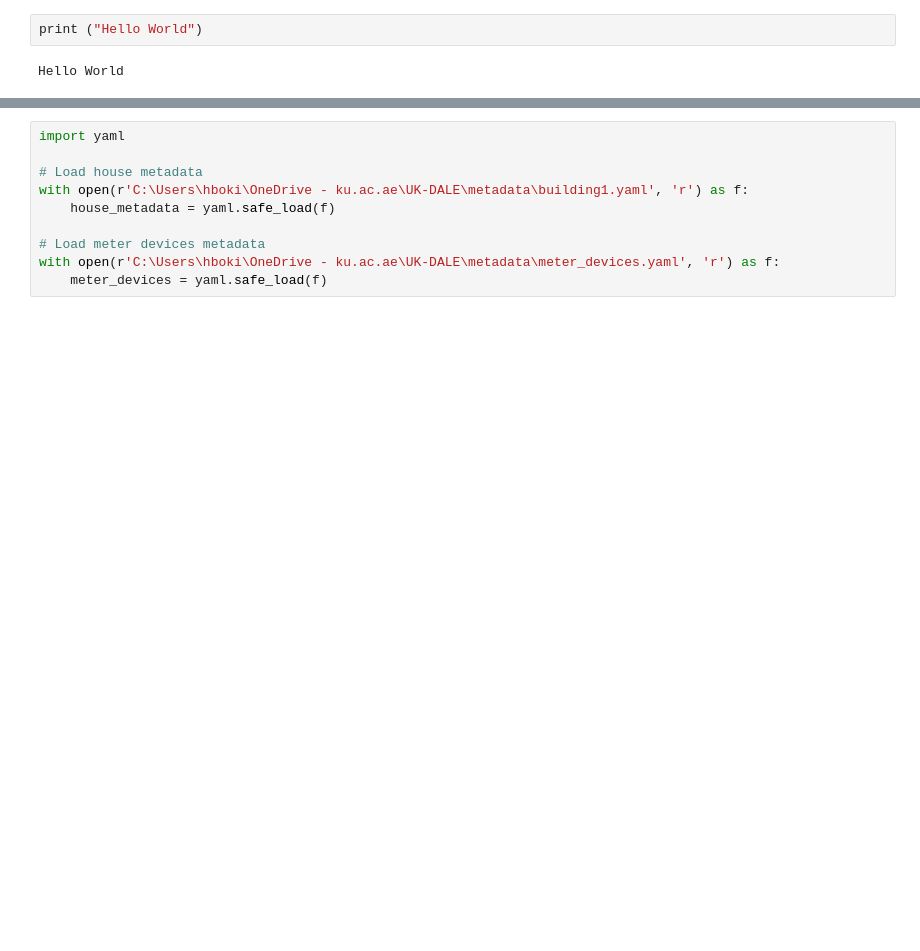
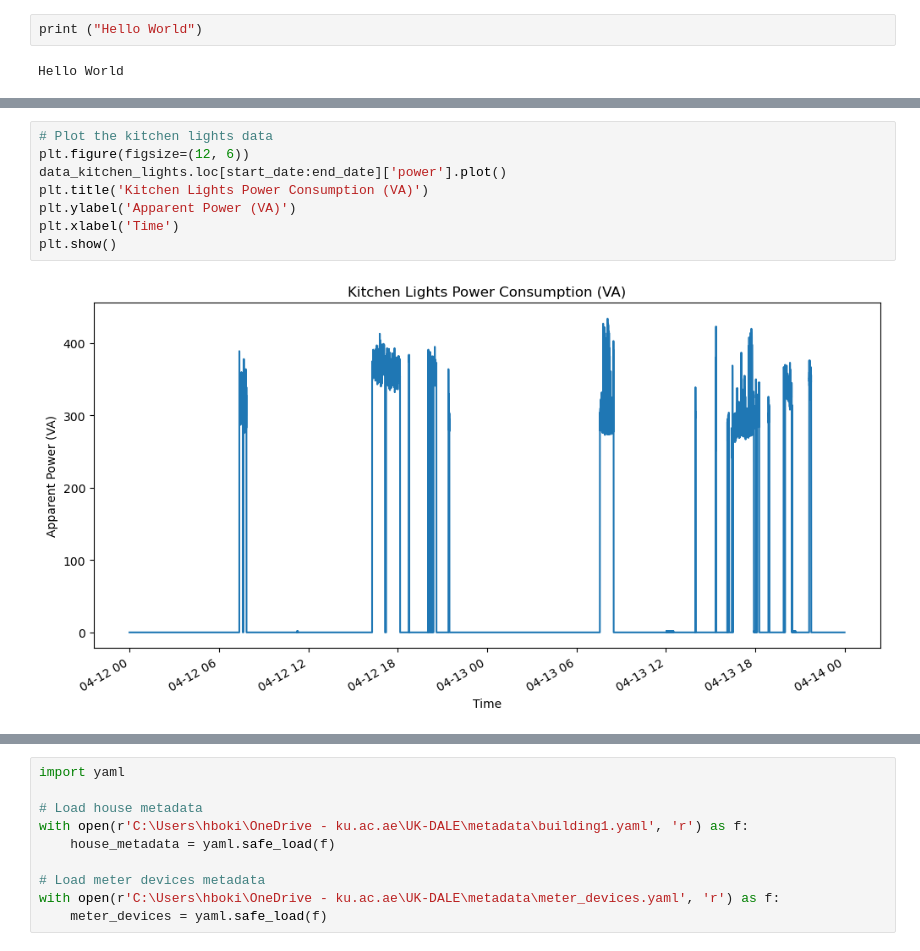
Before and after one commit to hbnobaid/sysOpt, a Jupyter notebook: data_exploration.ipynb, the cells around one changed output, grey strips where cells are left out. Drawn from its saved outputs; the diff is of its cells as text; blank space fills up the shorter version.

```diff
--- a/data_exploration.ipynb
+++ b/data_exploration.ipynb
@@ -26,0 +97,10 @@ KeyboardInterrupt:
+# %%
+# Plot the kitchen lights data
+plt.figure(figsize=(12, 6))
+data_kitchen_lights.loc[start_date:end_date]['power'].plot()
+plt.title('Kitchen Lights Power Consumption (VA)')
+plt.ylabel('Apparent Power (VA)')
+plt.xlabel('Time')
+plt.show()
+# %% [output]
+[figure, added]
```
Also changed, not shown: parts of 24 cells of this notebook.
